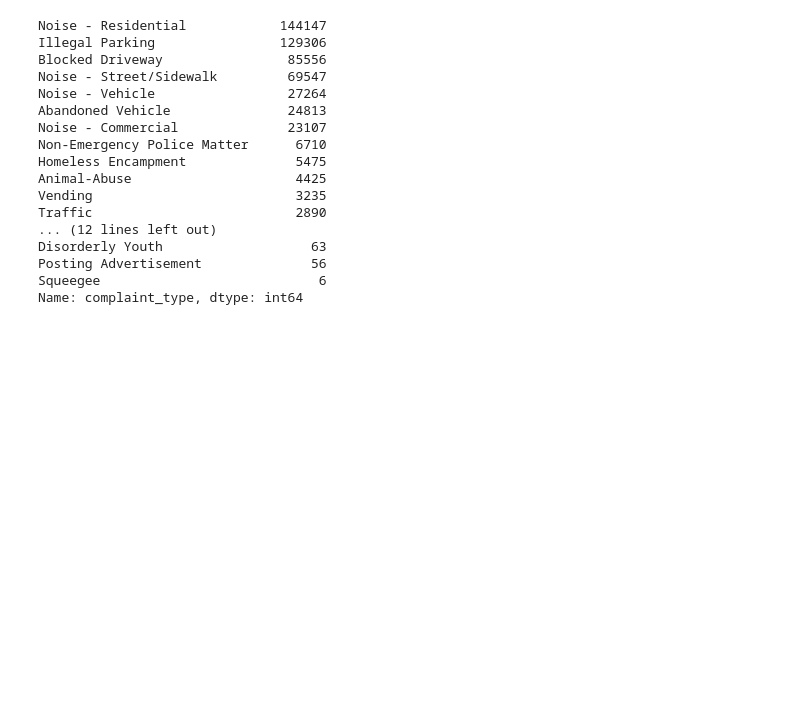
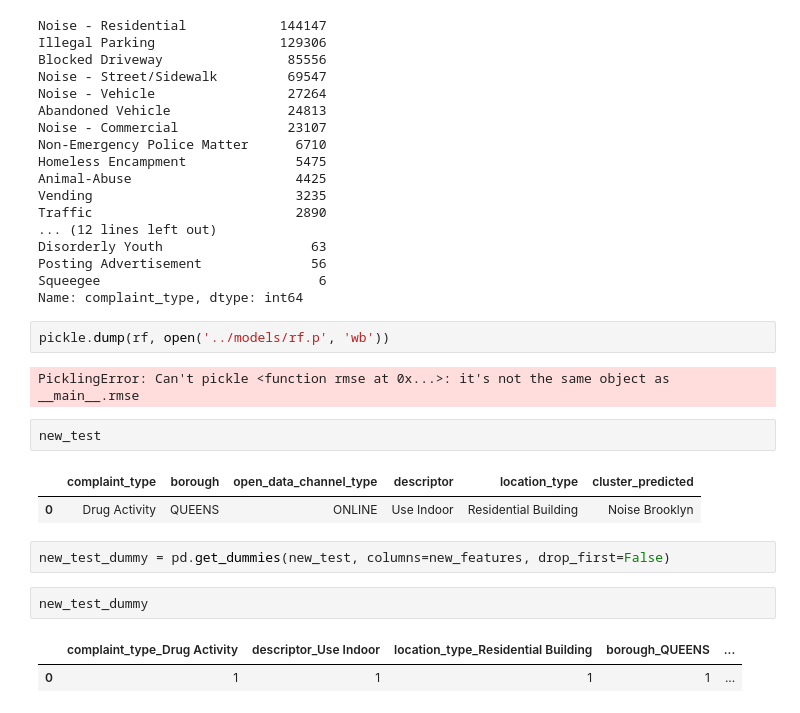
Before and after one commit to dmedellin2/311_service_requests, a Jupyter notebook: code/EDA-Copy1.ipynb, the cells around one changed output. Cells and saved outputs as stored; diff of their text form; blank space fills up the shorter version.

```diff
--- a/code/EDA-Copy1.ipynb
+++ b/code/EDA-Copy1.ipynb
@@ -1410,3 +1420,19 @@ Disorderly Youth                   63
 Posting Advertisement              56
 Squeegee                            6
 Name: complaint_type, dtype: int64
+# %%
+pickle.dump(rf, open('../models/rf.p', 'wb'))
+# %% [output]
+PicklingError: Can't pickle <function rmse at 0x...>: it's not the same object as __main__.rmse
+# %%
+new_test
+# %% [output]
+|  | complaint_type | borough | open_data_channel_type | descriptor | location_type | cluster_predicted |
+| 0 | Drug Activity | QUEENS | ONLINE | Use Indoor | Residential Building | Noise Brooklyn |
+# %%
+new_test_dummy = pd.get_dummies(new_test, columns=new_features, drop_first=False)
+# %%
+new_test_dummy
+# %% [output]
+|  | complaint_type_Drug Activity | descriptor_Use Indoor | location_type_Residential Building | borough_QUEENS | ... |
+| 0 | 1 | 1 | 1 | 1 | ... |
```
Also changed, not shown: parts of 20 cells of this notebook, 11 other files.
